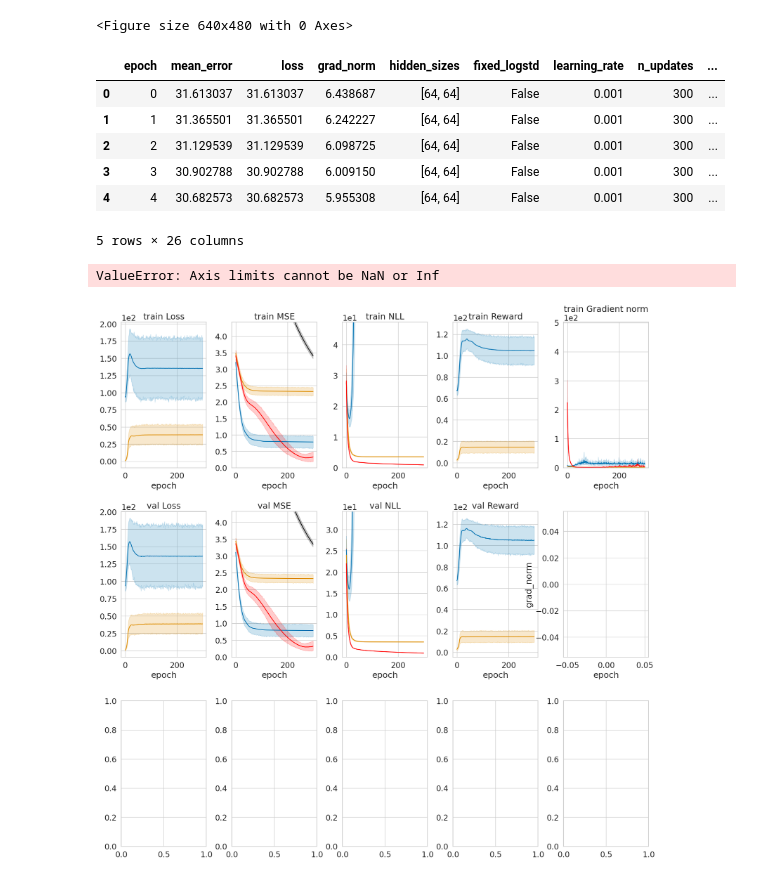
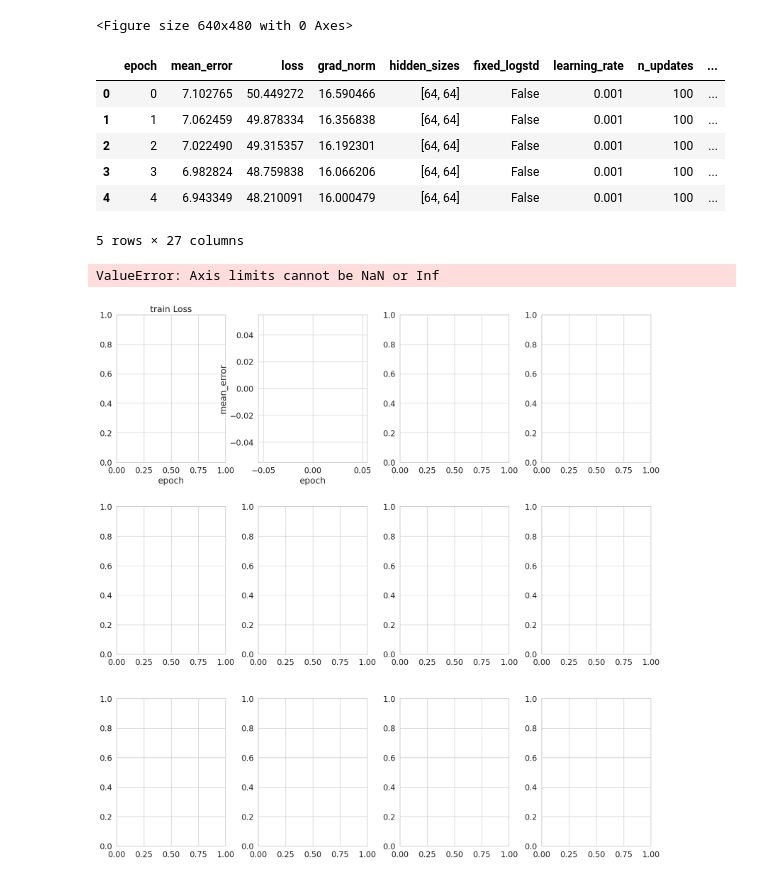
Before and after one commit to abenechehab/nll_to_po, a Jupyter notebook: notebook/viz_mbrl.ipynb, the cells around one changed output. Cells and saved outputs as stored; diff of their text form; code cells hidden in the pictures.

```diff
--- a/notebook/viz_mbrl.ipynb
+++ b/notebook/viz_mbrl.ipynb
@@ -10,18 +10,19 @@ sns.despine()
 # %% [output]
 <Figure size 640x480 with 0 Axes>
 # %%
-results_path = "../logs/mbrl_results/results_all_mujoco_halfcheetah_simple-v0.parquet"
+# results_path = "../logs/mbrl_results/results_mujoco_walker2d_medium-v0/results_20250824_110940.parquet"
+results_path = "../logs/mbrl_results/results_mujoco_halfcheetah_medium-v0/results_20250824_114531.parquet"
 results_df = pd.read_parquet(results_path)
 # %%
 results_df.head()
 # %% [output]
 |  | epoch | mean_error | loss | grad_norm | hidden_sizes | fixed_logstd | learning_rate | n_updates | ... |
-| 0 | 0 | 31.613037 | 31.613037 | 6.438687 | [64, 64] | False | 0.001 | 300 | ... |
-| 1 | 1 | 31.365501 | 31.365501 | 6.242227 | [64, 64] | False | 0.001 | 300 | ... |
-| 2 | 2 | 31.129539 | 31.129539 | 6.098725 | [64, 64] | False | 0.001 | 300 | ... |
-| 3 | 3 | 30.902788 | 30.902788 | 6.009150 | [64, 64] | False | 0.001 | 300 | ... |
-| 4 | 4 | 30.682573 | 30.682573 | 5.955308 | [64, 64] | False | 0.001 | 300 | ... |
+| 0 | 0 | 7.102765 | 50.449272 | 16.590466 | [64, 64] | False | 0.001 | 100 | ... |
+| 1 | 1 | 7.062459 | 49.878334 | 16.356838 | [64, 64] | False | 0.001 | 100 | ... |
+| 2 | 2 | 7.022490 | 49.315357 | 16.192301 | [64, 64] | False | 0.001 | 100 | ... |
+| 3 | 3 | 6.982824 | 48.759838 | 16.066206 | [64, 64] | False | 0.001 | 100 | ... |
+| 4 | 4 | 6.943349 | 48.210091 | 16.000479 | [64, 64] | False | 0.001 | 100 | ... |
-5 rows × 26 columns
+5 rows × 27 columns
 # %%
 df = results_df[results_df["data_proportion"] == 0.1].copy()
 df["entropy_weight"] = df["entropy_weight"].astype("str")
@@ -34,7 +35,7 @@ metric_name.append(("mean_error", "MSE"))
 metric_name.append(("NLL", "NLL"))
 # metric_name.append(("std_error", r"$\|\sigma-\hat{\sigma}_\theta\|^2$"))
 metric_name.append(("reward_mean", "Reward"))
-metric_name.append(("grad_norm", "Gradient norm"))
+# metric_name.append(("grad_norm", "Gradient norm"))
 
 _, ax = plt.subplots(
     3, len(metric_name), figsize=(20, 20), gridspec_kw=dict(hspace=0.3, wspace=0.3)
@@ -101,31 +102,31 @@ for i, (metric, name) in enumerate(metric_name):
             y=metric,
             ax=ax[2, i],
             color="black",
             label="MSE",
         )
     sns.boxplot(
         data=sub_df[sub_df["loss_type"] == "NLL"],
         x="loss_type",
         y=metric,
         ax=ax[2, i],
         color="red",
         label=None if i != 1 else "NLL",
     )
     # max_for_lim = sub_df[(sub_df["loss_type"] == "NLL")][metric].max()
     # ax[i].set_ylim(
     #     min(sub_df[(sub_df["loss_type"] == "NLL")][metric].min(), 0.0),
     #     max_for_lim + 0.1 * max_for_lim,
     # )
     ax[2, i].set_ylabel(None)
     ax[2, i].set_xlabel(None)
     ax[2, i].set_xticklabels([])
     ax[2, i].set_title(f"Test {name}")
     ax[2, i].ticklabel_format(axis="y", style="sci", scilimits=(0, 1))
 
 ax[2, 1].legend(bbox_to_anchor=(1.1, -0.21), loc="lower center", ncol=4, frameon=False)
 # ax[0].legend(bbox_to_anchor=(1.73, 1.03))
 # plt.savefig("../figures/toy_avg.pdf", bbox_inches="tight")
 plt.show()
 # %% [output]
 ValueError: Axis limits cannot be NaN or Inf
-[figure, old version]
+[figure, new version]
```
Also changed, not shown: 2 other files.
